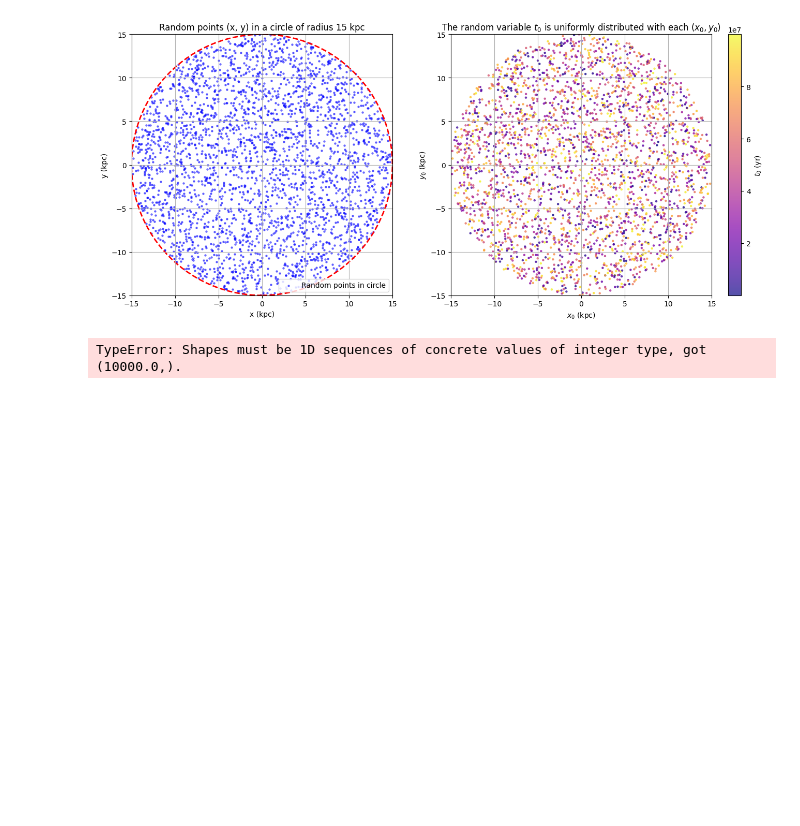
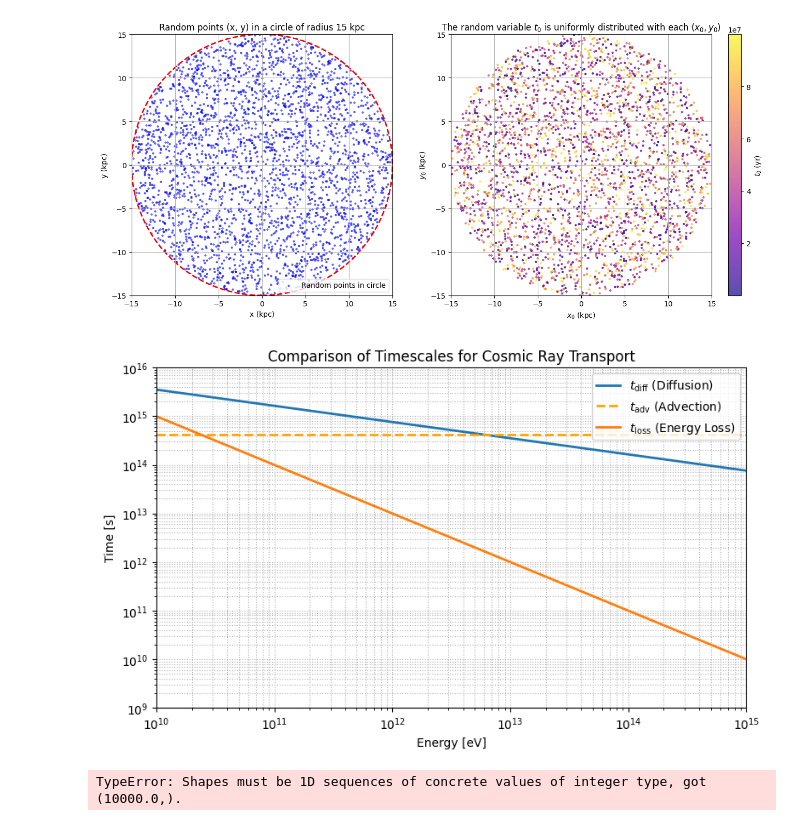
Before and after one commit to JP12468/1, a Jupyter notebook: CRmap.ipynb, the cells around one changed output. Saved outputs shown, nothing was run; the diff lists cells and outputs as text; code cells hidden in the pictures; blank space fills up the shorter version.

```diff
--- a/CRmap.ipynb
+++ b/CRmap.ipynb
@@ -55,6 +55,44 @@ plt.grid(True)
 plt.show()
 # %% [output]
 [figure]
+# %%
+import numpy as np
+import matplotlib.pyplot as plt
+
+# Parameters
+L = 4 * 3.086e21  # 4 kpc in cm
+V_wind = 3e7  # cm/s
+b0 = 1e-16  # GeV^-1 s^-1
+D0 = 1e28  # cm^2/s
+delta = 1/3
+
+# Energy range in eV and GeV
+E_eV = np.logspace(10, 15, 5000)  # from 10^10 to 10^15 eV
+E_GeV = E_eV * 1e-9
+
+# Time scales
+D_E = D0 * (E_GeV)**delta
+t_diff = L**2 / (2 * D_E)
+t_adv = L / V_wind
+t_loss = 1 / (b0 * E_GeV)
+
+# Plotting
+plt.figure(figsize=(8, 5))
+plt.loglog(E_eV, t_diff, label=r'$t_{\rm diff}$ (Diffusion)', lw=2)
+plt.hlines(t_adv, E_eV.min(), E_eV.max(), colors='orange', linestyles='--', label=r'$t_{\rm adv}$ (Advection)', lw=2)
+plt.loglog(E_eV, t_loss, label=r'$t_{\rm loss}$ (Energy Loss)', lw=2)
+
+plt.xlabel('Energy [eV]')
+plt.ylabel('Time [s]')
+plt.xlim(1.0e10,1.0e15)
+plt.ylim(1.0e9,1.0e16)
+plt.title('Comparison of Timescales for Cosmic Ray Transport')
+plt.legend()
+plt.grid(True, which='both', ls=':')
+plt.tight_layout()
+plt.show()
+# %% [output]
+[figure, added]
 # %%
 import jax.numpy as jnp
 import jax.random as random
```
Also changed, not shown: parts of 6 cells of this notebook.
